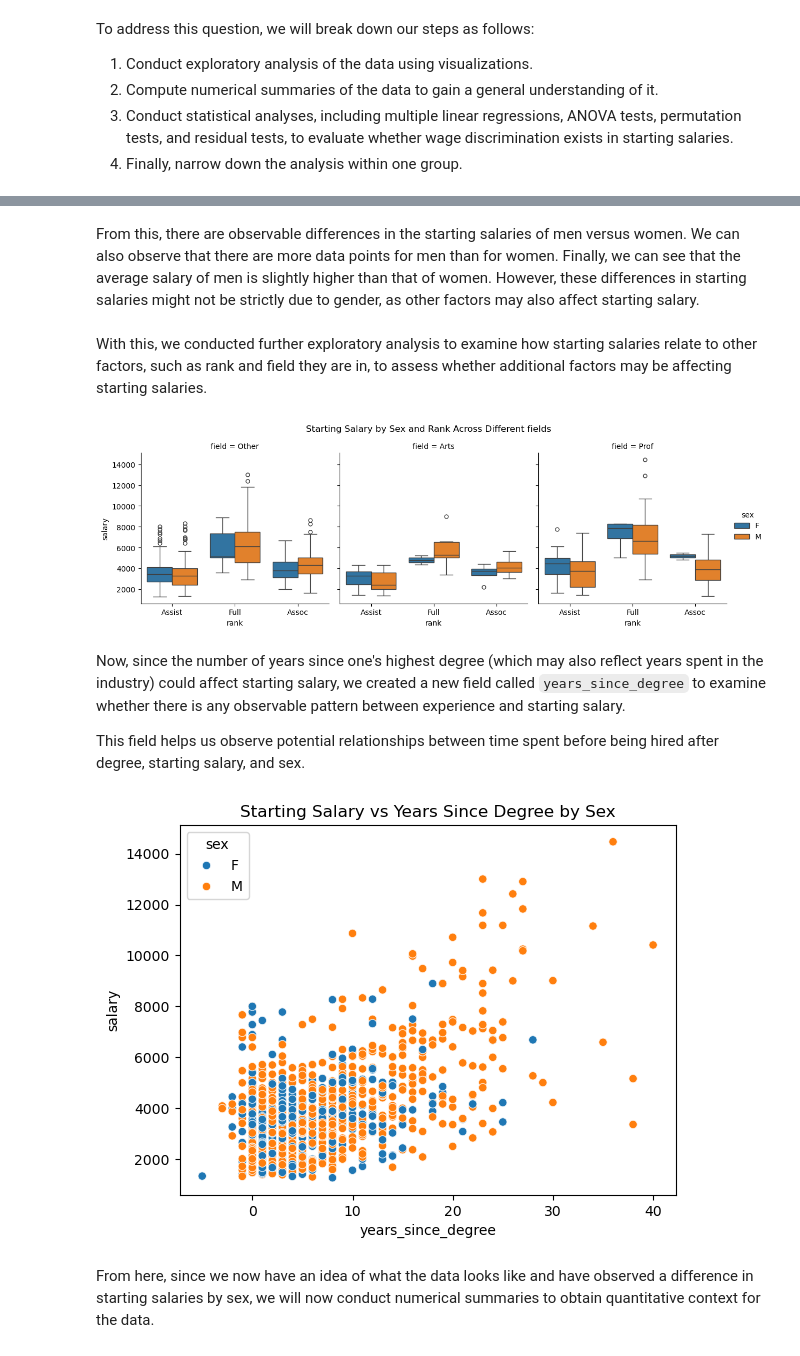
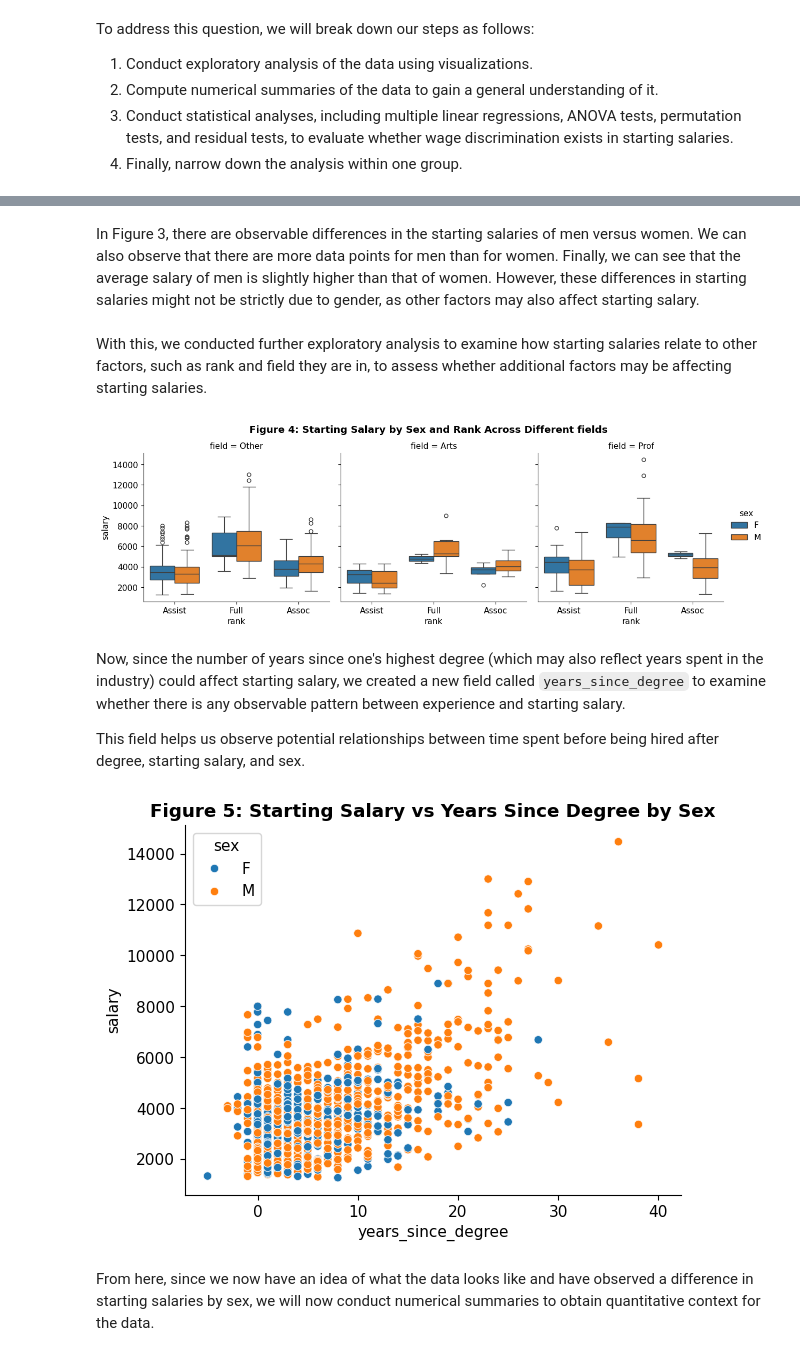
Before and after one commit to Jaiycex/Data557_Project_StoryTeam, a Jupyter notebook: Istanbul_IDS.ipynb, the cells around one changed output, grey strips where cells are left out. Saved outputs shown, nothing was run; the diff lists cells and outputs as text; code cells hidden in the pictures.

Commit message:
Exploratory analysis added and Figure names made continu ous

```diff
--- a/Istanbul_IDS.ipynb
+++ b/Istanbul_IDS.ipynb
@@ -0,0 +17,34 @@
+# %%
+import pandas as pd
+import numpy as np
+import matplotlib.pyplot as plt
+import matplotlib.ticker as mticker
+import statsmodels.formula.api as smf
+import statsmodels.api as sm
+from statsmodels.stats.anova import anova_lm
+from statsmodels.stats.outliers_influence import variance_inflation_factor
+from scipy import stats
+import warnings
+warnings.filterwarnings('ignore')
+
+plt.rcParams.update({'font.size': 11, 'axes.spines.top': False, 'axes.spines.right': False})
+COLORS = {'F': '#e74c3c', 'M': '#3498db'}
+
+# ── Load data ──────────────────────────────────────────────────────────────────
+raw = pd.read_csv('salary.txt', sep=r'\s+')
+df  = raw.copy()
+for c in ['sex', 'deg', 'field', 'rank']:
+    df[c] = df[c].astype('category')
+for c in ['case', 'id', 'yrdeg', 'startyr', 'year', 'admin']:
+    df[c] = pd.to_numeric(df[c], errors='coerce').astype('Int64')
+df['salary'] = pd.to_numeric(df['salary'], errors='coerce')
+
+# ── Key derived variables ──────────────────────────────────────────────────────
+df['years_since_deg'] = df['year'] - df['yrdeg']   # total career experience in current year
+
+# Drop rows missing key variables
+model_vars = ['salary','sex','field','deg','rank','admin','year','years_since_deg']
+df_clean = df.dropna(subset=model_vars).copy()
+
+print(f'Full panel: {len(df_clean):,} observations | {df_clean["id"].nunique():,} unique faculty')
+print(f'Sex split: {(df_clean["sex"]=="F").sum():,} Female rows | {(df_clean["sex"]=="M").sum():,} Male rows')
@@ -45,5 +177,5 @@ plt.plot()
 # %% [markdown]
-From this, there are observable differences in the starting salaries of men versus women. We can also observe that there are more data points for men than for women. Finally, we can see that the average salary of men is slightly higher than that of women. However, these differences in starting salaries might not be strictly due to gender, as other factors may also affect starting salary.
+In Figure 3, there are observable differences in the starting salaries of men versus women. We can also observe that there are more data points for men than for women. Finally, we can see that the average salary of men is slightly higher than that of women. However, these differences in starting salaries might not be strictly due to gender, as other factors may also affect starting salary.
 # %% [markdown]
 With this, we conducted further exploratory analysis to examine how starting salaries relate to other factors, such as rank and field they are in, to assess whether additional factors may be affecting starting salaries.
 # %%
@@ -59,13 +191,13 @@ g = sns.catplot(
     aspect=1
 )
 
-g.fig.suptitle("Starting Salary by Sex and Rank Across Different fields")
+g.fig.suptitle("Figure 4: Starting Salary by Sex and Rank Across Different fields", fontweight='bold')
 
 g.fig.subplots_adjust(top=0.85)  # pushes plots down
 
 plt.show()
 # %% [output]
-[figure, old version]
+[figure, new version]
 # %% [markdown]
 Now, since the number of years since one's highest degree (which may also reflect years spent in the industry) could affect starting salary, we created a new field called `years_since_degree` to examine whether there is any observable pattern between experience and starting salary.
 
@@ -73,10 +205,10 @@ This field helps us observe potential relationships between time spent before be
 # %%
 starting_salaries["years_since_degree"] = starting_salaries["startyr"] - starting_salaries["yrdeg"]
 sns.scatterplot(data = starting_salaries, x = "years_since_degree", y = "salary", hue = "sex")
-plt.title("Starting Salary vs Years Since Degree by Sex")
+plt.title("Figure 5: Starting Salary vs Years Since Degree by Sex", fontweight='bold')
 plt.show()
 # %% [output]
-[figure, old version]
+[figure, new version]
 # %% [markdown]
 From here, since we now have an idea of what the data looks like and have observed a difference in starting salaries by sex, we will now conduct numerical summaries to obtain quantitative context for the data.
 # %% [markdown]
```
Also changed, not shown: parts of 56 cells of this notebook.
